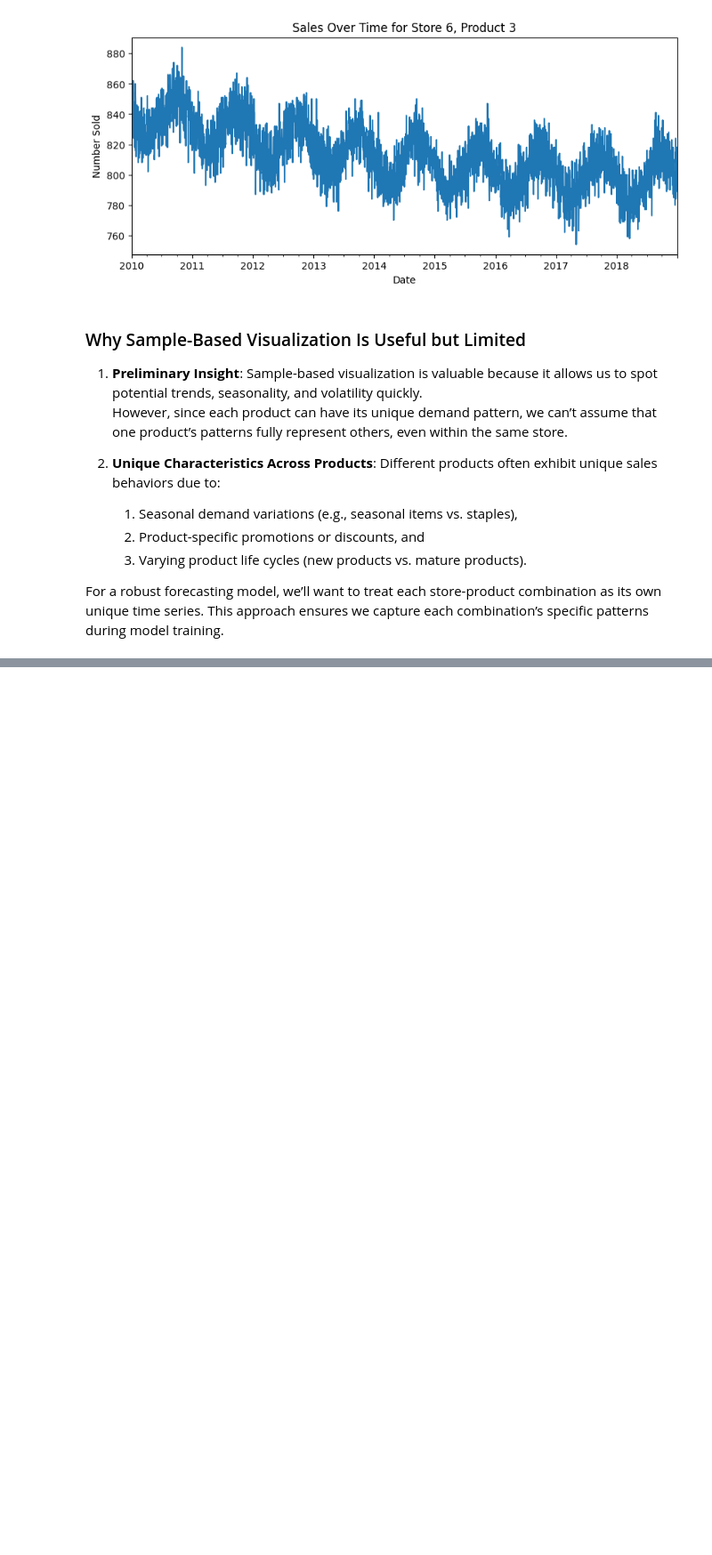
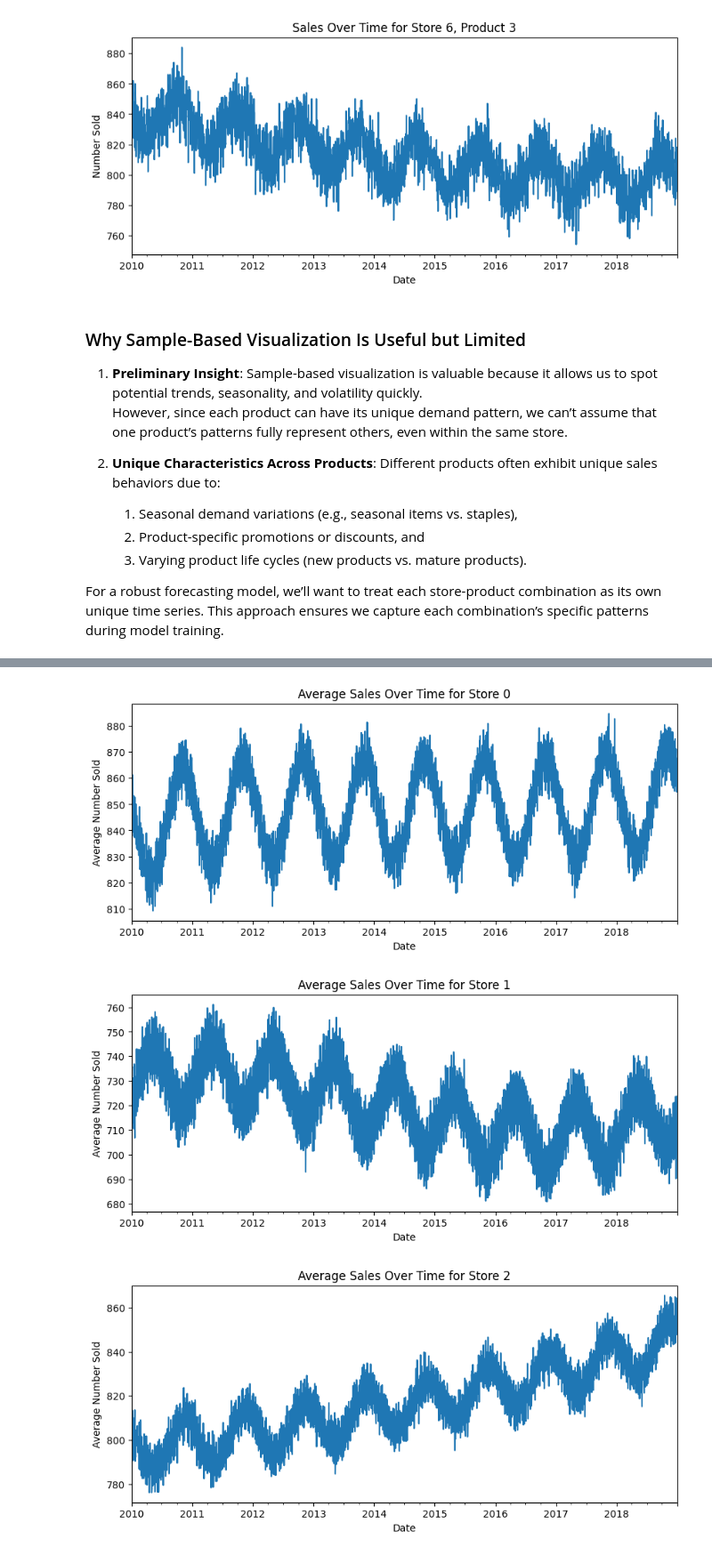
Before and after one commit to Darknight47/Data-Science-Project-01, a Jupyter notebook: predict_future_sales.ipynb, the cells around one changed output, grey strips where cells are left out. Shown at 89% size. Cells and saved outputs as stored; diff of their text form; code cells hidden in the pictures; blank space fills up the shorter version.

Commit message:
Visualizing the trend product and store based

```diff
--- a/predict_future_sales.ipynb
+++ b/predict_future_sales.ipynb
@@ -112,0 +117,11 @@ For a robust forecasting model, we’ll want to treat each store-product combina
+# %%
+for store_id in range(7):
+    store_data = dataset[dataset['store'] == store_id].groupby('Date')['number_sold'].mean()
+    store_data.plot(title=f"Average Sales Over Time for Store {store_id}", figsize=(10, 4))
+    plt.xlabel('Date')
+    plt.ylabel('Average Number Sold')
+    plt.show()
+# %% [output]
+[figure, added]
+[figure, added]
+[figure, added]
```
Also changed, not shown: parts of 4 cells of this notebook.
